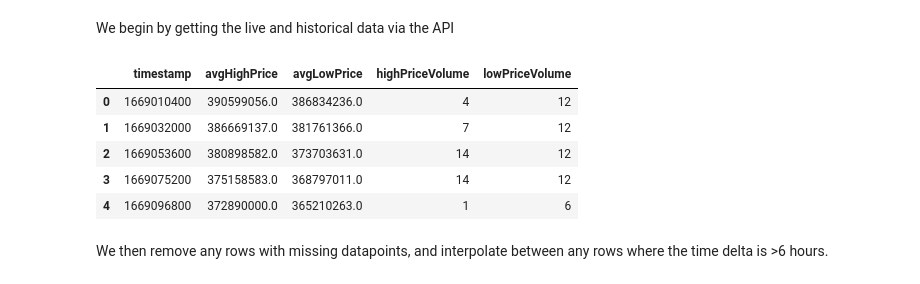
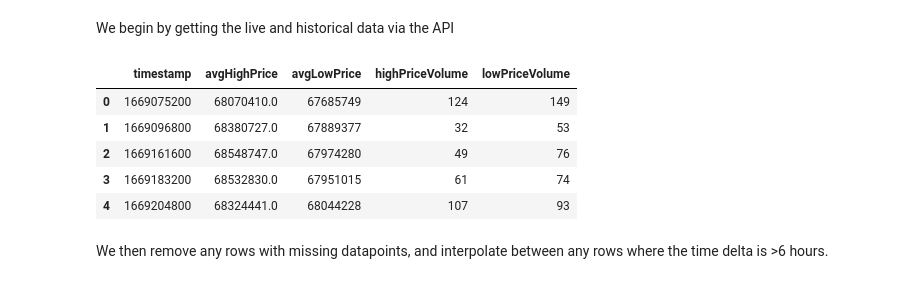
Before and after one commit to rtavasso1/Projects, a Jupyter notebook: Time-Series-Forecasting.ipynb, the cells around one changed output. Saved outputs shown, nothing was run; the diff lists cells and outputs as text; code cells hidden in the pictures.

```diff
--- a/Time-Series-Forecasting.ipynb
+++ b/Time-Series-Forecasting.ipynb
@@ -10,26 +10,31 @@ import matplotlib.dates as mdates
 import math
 # %% [markdown]
 We begin by getting the live and historical data via the API
+# %%
+urlMap = 'http://prices.runescape.wiki/api/v1/osrs/mapping'
+headers = {'User-Agent': 'Building GE dataset for data science project'}
+responseMap = requests.get(urlMap,headers=headers).json()
+idLookup = {item['name']:item['id'] for item in responseMap}
 # %%
 urlTS = 'http://prices.runescape.wiki/api/v1/osrs/timeseries'
-headers = {'User-Agent': 'Building GE dataset for data science project'}
+
 
 timestep = '6h'
-id = 12934 # Zulrah's Scales
-params = {'id': id, 'timestep': timestep}
+name = 'Dragon hunter crossbow'
+params = {'id': idLookup[name], 'timestep': timestep}
 
 responseTS = requests.get(urlTS,headers=headers,params=params)
 
 raw = responseTS.json()
 df = pd.DataFrame(raw['data'])
 df.head()
 # %% [output]
 |  | timestamp | avgHighPrice | avgLowPrice | highPriceVolume | lowPriceVolume |
-| 0 | 1669010400 | 390599056.0 | 386834236.0 | 4 | 12 |
-| 1 | 1669032000 | 386669137.0 | 381761366.0 | 7 | 12 |
-| 2 | 1669053600 | 380898582.0 | 373703631.0 | 14 | 12 |
-| 3 | 1669075200 | 375158583.0 | 368797011.0 | 14 | 12 |
-| 4 | 1669096800 | 372890000.0 | 365210263.0 | 1 | 6 |
+| 0 | 1669075200 | 68070410.0 | 67685749 | 124 | 149 |
+| 1 | 1669096800 | 68380727.0 | 67889377 | 32 | 53 |
+| 2 | 1669161600 | 68548747.0 | 67974280 | 49 | 76 |
+| 3 | 1669183200 | 68532830.0 | 67951015 | 61 | 74 |
+| 4 | 1669204800 | 68324441.0 | 68044228 | 107 | 93 |
 # %% [markdown]
 We then remove any rows with missing datapoints, and interpolate between any rows where the time delta is >6 hours.
 # %%
```
Also changed, not shown: parts of 8 cells of this notebook.
